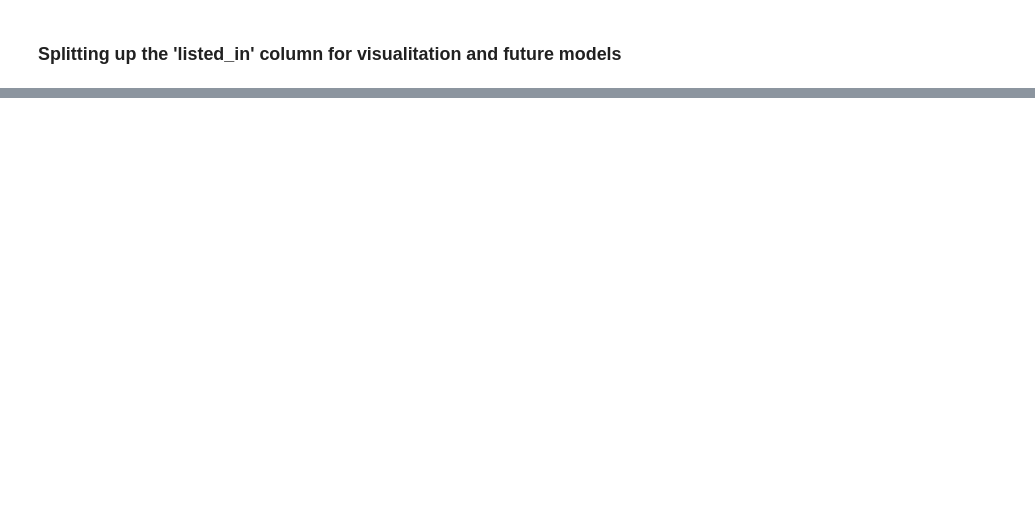
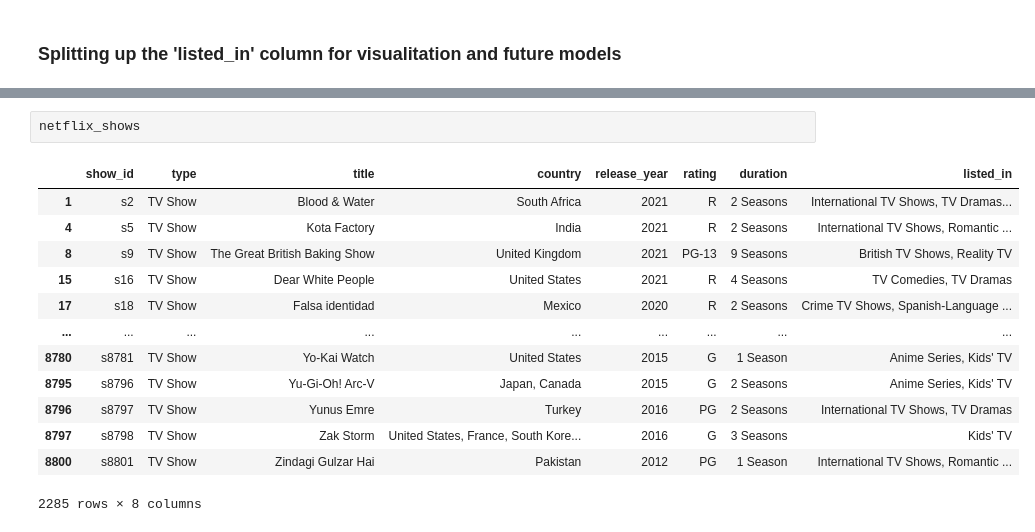
Before and after one commit to Nick-Pleva/Data-Science-Pinnacle-Project, a Jupyter notebook: final_project.ipynb, the cells around one changed output, grey strips where cells are left out. Cells and saved outputs as stored; diff of their text form; blank space fills up the shorter version.

Commit message:
Created questions and visualized data tables
Co-authored-by: Nick Pleva <Nick-Pleva@users.noreply.github.com>

```diff
--- a/final_project.ipynb
+++ b/final_project.ipynb
@@ -254,0 +260,16 @@ Question: Is their a correlation between the rating of a movie and both its titl
+# %%
+netflix_shows
+# %% [output]
+|  | show_id | type | title | country | release_year | rating | duration | listed_in |
+| 1 | s2 | TV Show | Blood & Water | South Africa | 2021 | R | 2 Seasons | International TV Shows, TV Dramas... |
+| 4 | s5 | TV Show | Kota Factory | India | 2021 | R | 2 Seasons | International TV Shows, Romantic ... |
+| 8 | s9 | TV Show | The Great British Baking Show | United Kingdom | 2021 | PG-13 | 9 Seasons | British TV Shows, Reality TV |
+| 15 | s16 | TV Show | Dear White People | United States | 2021 | R | 4 Seasons | TV Comedies, TV Dramas |
+| 17 | s18 | TV Show | Falsa identidad | Mexico | 2020 | R | 2 Seasons | Crime TV Shows, Spanish-Language ... |
+| ... | ... | ... | ... | ... | ... | ... | ... | ... |
+| 8780 | s8781 | TV Show | Yo-Kai Watch | United States | 2015 | G | 1 Season | Anime Series, Kids' TV |
+| 8795 | s8796 | TV Show | Yu-Gi-Oh! Arc-V | Japan, Canada | 2015 | G | 2 Seasons | Anime Series, Kids' TV |
+| 8796 | s8797 | TV Show | Yunus Emre | Turkey | 2016 | PG | 2 Seasons | International TV Shows, TV Dramas |
+| 8797 | s8798 | TV Show | Zak Storm | United States, France, South Kore... | 2016 | G | 3 Seasons | Kids' TV |
+| 8800 | s8801 | TV Show | Zindagi Gulzar Hai | Pakistan | 2012 | PG | 1 Season | International TV Shows, Romantic ... |
+2285 rows × 8 columns
```
Also changed, not shown: parts of 5 cells of this notebook.
